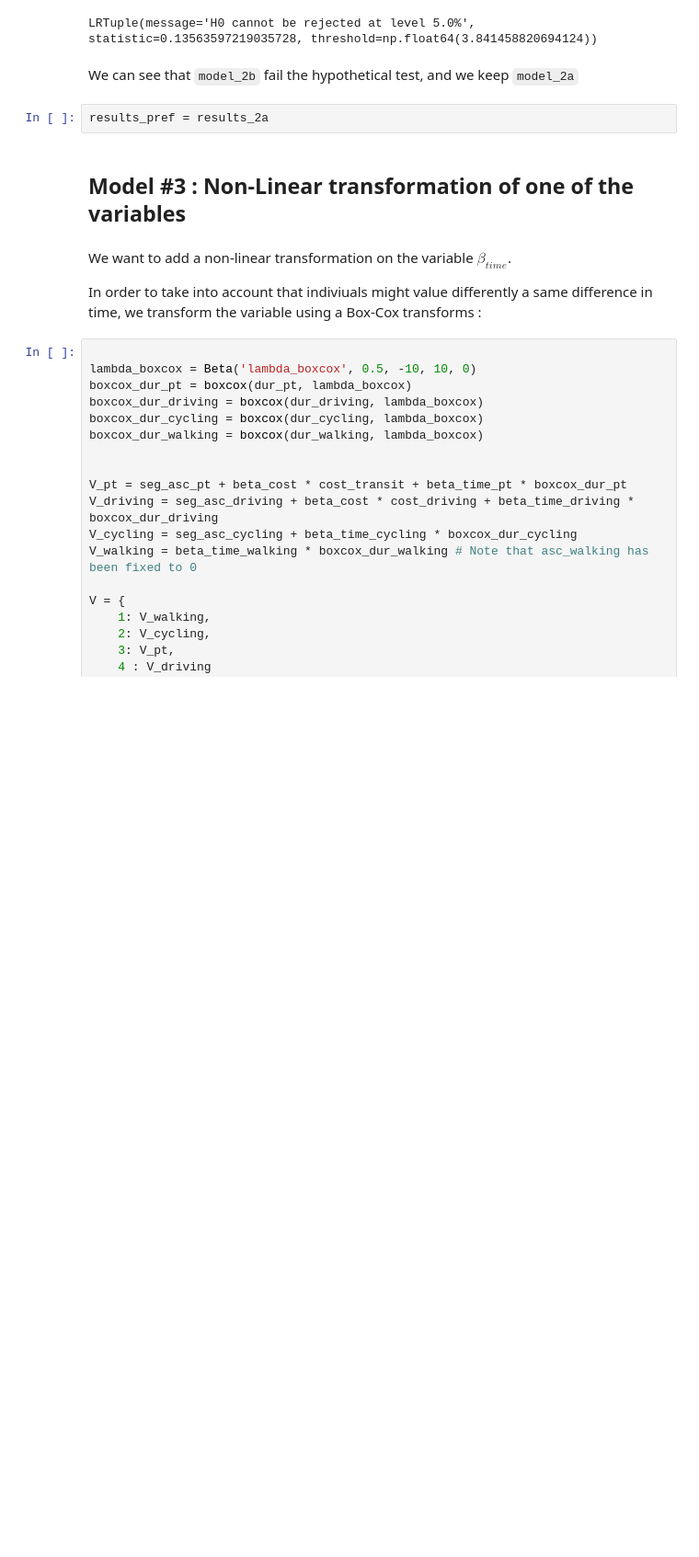
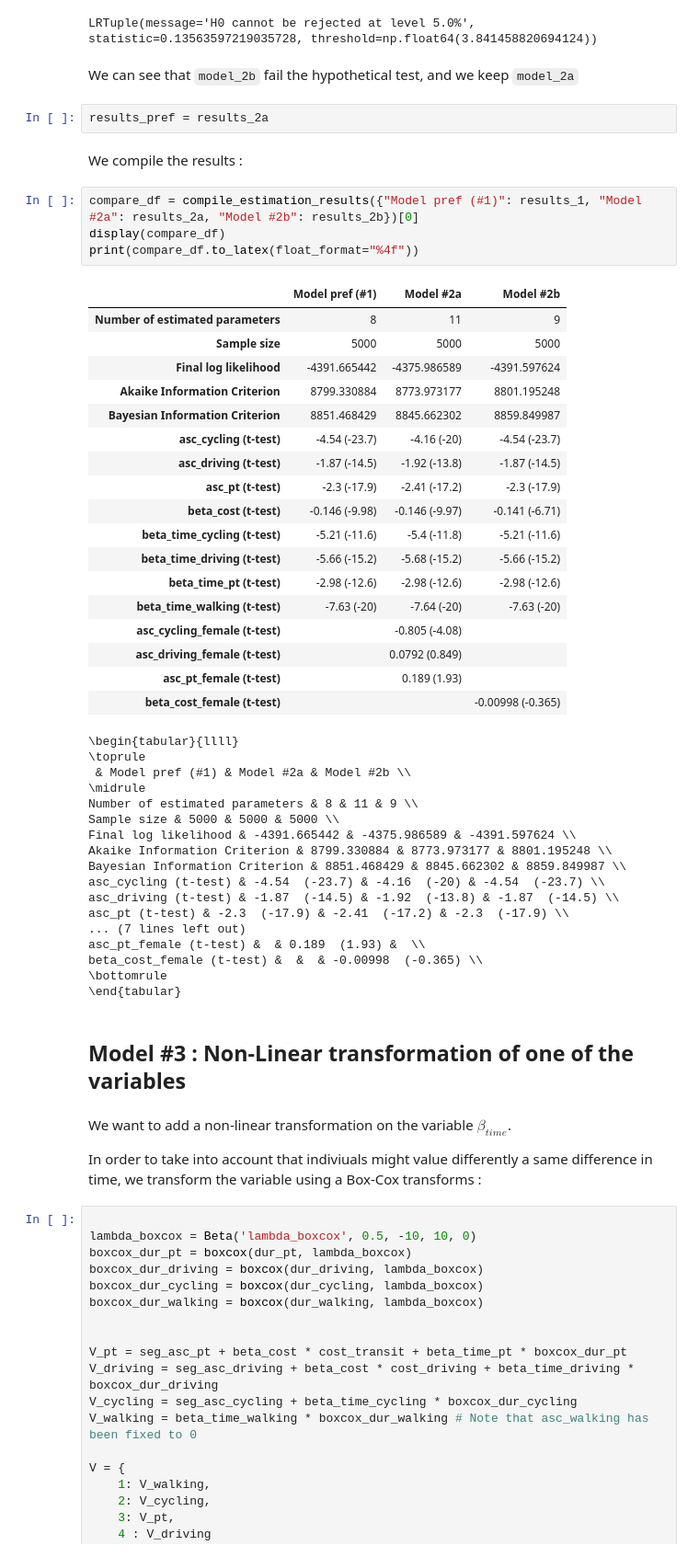
Before and after one commit to merlebleue/MMB2024-Project-Group09, a Jupyter notebook: project_group09.ipynb, the cells around one changed output. Shown at 92% size. Cells and saved outputs as stored; diff of their text form; blank space fills up the shorter version.

Commit message:
Start writing latex

```diff
--- a/project_group09.ipynb
+++ b/project_group09.ipynb
@@ -361,6 +413,48 @@ LRTuple(message='H0 cannot be rejected at level 5.0%', statistic=0.1356359721903
 We can see that `model_2b` fail the hypothetical test, and we keep `model_2a`
 # %%
 results_pref = results_2a
+# %% [markdown]
+We compile the results :
+# %%
+compare_df = compile_estimation_results({"Model pref (#1)": results_1, "Model #2a": results_2a, "Model #2b": results_2b})[0]
+display(compare_df)
+print(compare_df.to_latex(float_format="%4f"))
+# %% [output]
+|  | Model pref (#1) | Model #2a | Model #2b |
+| Number of estimated parameters | 8 | 11 | 9 |
+| Sample size | 5000 | 5000 | 5000 |
+| Final log likelihood | -4391.665442 | -4375.986589 | -4391.597624 |
+| Akaike Information Criterion | 8799.330884 | 8773.973177 | 8801.195248 |
+| Bayesian Information Criterion | 8851.468429 | 8845.662302 | 8859.849987 |
+| asc_cycling (t-test) | -4.54 (-23.7) | -4.16 (-20) | -4.54 (-23.7) |
+| asc_driving (t-test) | -1.87 (-14.5) | -1.92 (-13.8) | -1.87 (-14.5) |
+| asc_pt (t-test) | -2.3 (-17.9) | -2.41 (-17.2) | -2.3 (-17.9) |
+| beta_cost (t-test) | -0.146 (-9.98) | -0.146 (-9.97) | -0.141 (-6.71) |
+| beta_time_cycling (t-test) | -5.21 (-11.6) | -5.4 (-11.8) | -5.21 (-11.6) |
+| beta_time_driving (t-test) | -5.66 (-15.2) | -5.68 (-15.2) | -5.66 (-15.2) |
+| beta_time_pt (t-test) | -2.98 (-12.6) | -2.98 (-12.6) | -2.98 (-12.6) |
+| beta_time_walking (t-test) | -7.63 (-20) | -7.64 (-20) | -7.63 (-20) |
+| asc_cycling_female (t-test) |  | -0.805 (-4.08) |  |
+| asc_driving_female (t-test) |  | 0.0792 (0.849) |  |
+| asc_pt_female (t-test) |  | 0.189 (1.93) |  |
+| beta_cost_female (t-test) |  |  | -0.00998 (-0.365) |
+\begin{tabular}{llll}
+\toprule
+ & Model pref (#1) & Model #2a & Model #2b \\
+\midrule
+Number of estimated parameters & 8 & 11 & 9 \\
+Sample size & 5000 & 5000 & 5000 \\
+Final log likelihood & -4391.665442 & -4375.986589 & -4391.597624 \\
+Akaike Information Criterion & 8799.330884 & 8773.973177 & 8801.195248 \\
+Bayesian Information Criterion & 8851.468429 & 8845.662302 & 8859.849987 \\
+asc_cycling (t-test) & -4.54  (-23.7) & -4.16  (-20) & -4.54  (-23.7) \\
+asc_driving (t-test) & -1.87  (-14.5) & -1.92  (-13.8) & -1.87  (-14.5) \\
+asc_pt (t-test) & -2.3  (-17.9) & -2.41  (-17.2) & -2.3  (-17.9) \\
+... (7 lines left out)
+asc_pt_female (t-test) &  & 0.189  (1.93) &  \\
+beta_cost_female (t-test) &  &  & -0.00998  (-0.365) \\
+\bottomrule
+\end{tabular}
 # %% [markdown]
 ## Model #3 : Non-Linear transformation of one of the variables
 # %% [markdown]
```
Also changed, not shown: parts of 7 cells of this notebook, 1 other file.
